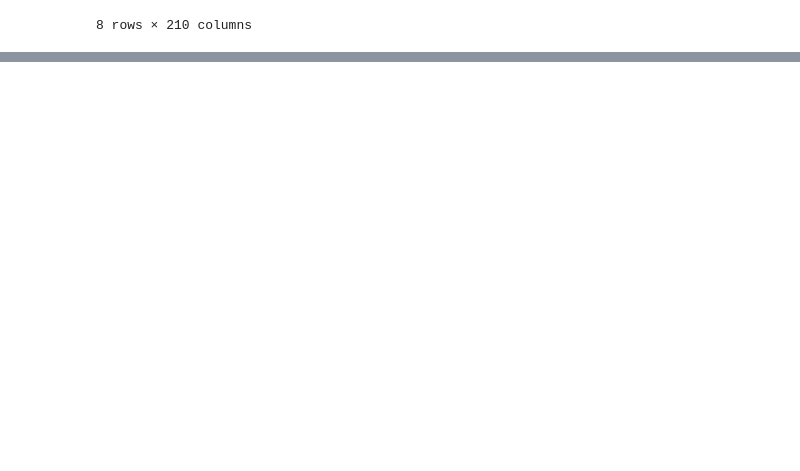
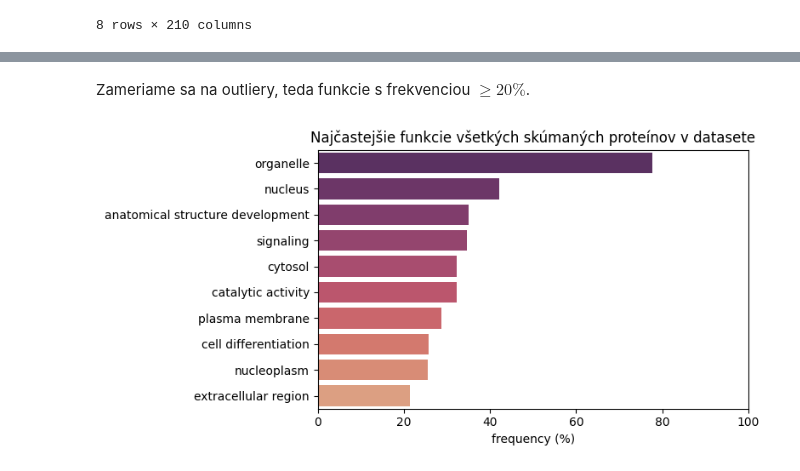
Before and after one commit to pilatova/prot-viz-data, a Jupyter notebook: ratios_1.ipynb, the cells around one changed output, grey strips where cells are left out. Drawn from its saved outputs; the diff is of its cells as text; code cells hidden in the pictures; blank space fills up the shorter version.

```diff
--- a/ratios_1.ipynb
+++ b/ratios_1.ipynb
@@ -184,0 +108,17 @@ sns.lineplot(lowest_proteins_lowest_ratios.transpose())
+# %%
+def compute_function_frequency_from_proteins(proteins):
+  """Funkcia pomocou údajov z goslim a goslim_names pre dané proteíny (proteins)
+  zistí frekvencie funkcií týchto proteínov
+  """
+  proteins = pd.Series(proteins, name='protein_id')
+  proteins_with_go_id = goslim.merge(proteins, on='protein_id', how='inner')
+  function_occurrences = proteins_with_go_id.groupby('go_id') \
+    .agg(occurrence=('protein_id', 'count')) \
+    .sort_values('occurrence', ascending=False)
+  function_occurrences['frequency'] = function_occurrences['occurrence'] / len(proteins) * 100
+  function_occurrences = function_occurrences.merge(goslim_names, on='go_id', how='left')
+  function_occurrences.rename(columns={'name': 'function'}, inplace=True)
+  return function_occurrences
+# %%
+standard_frequency = compute_function_frequency_from_proteins(list(dist.index))
+sns.boxplot(x=standard_frequency['frequency'])
@@ -184,0 +128,15 @@ sns.lineplot(lowest_proteins_lowest_ratios.transpose())
+# %% [markdown]
+Zameriame sa na outliery, teda funkcie s frekvenciou $\geq 20\%$.
+# %%
+most_frequent = standard_frequency.query('frequency >= 20')
+palette = sns.color_palette("flare_r", n_colors=len(most_frequent))
+plt.figure(figsize=(8, 4))
+sns.barplot(most_frequent, y='function', x='frequency',
+            orient='h', hue='function', palette=palette)
+plt.title('Najčastejšie funkcie všetkých skúmaných proteínov v datasete')
+plt.xlabel('frequency (%)')
+plt.ylabel('')
+plt.xlim(0, 100)
+plt.tight_layout()
+# %% [output]
+[figure, added]
```
Also changed, not shown: parts of 27 cells of this notebook.
